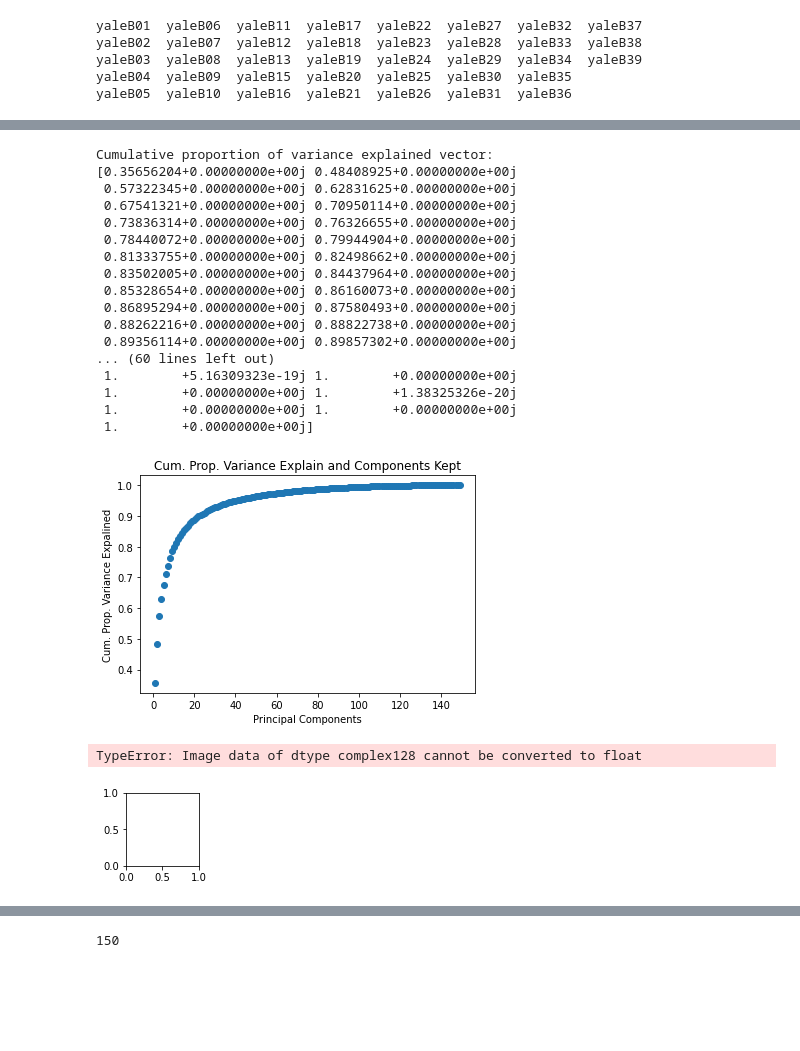
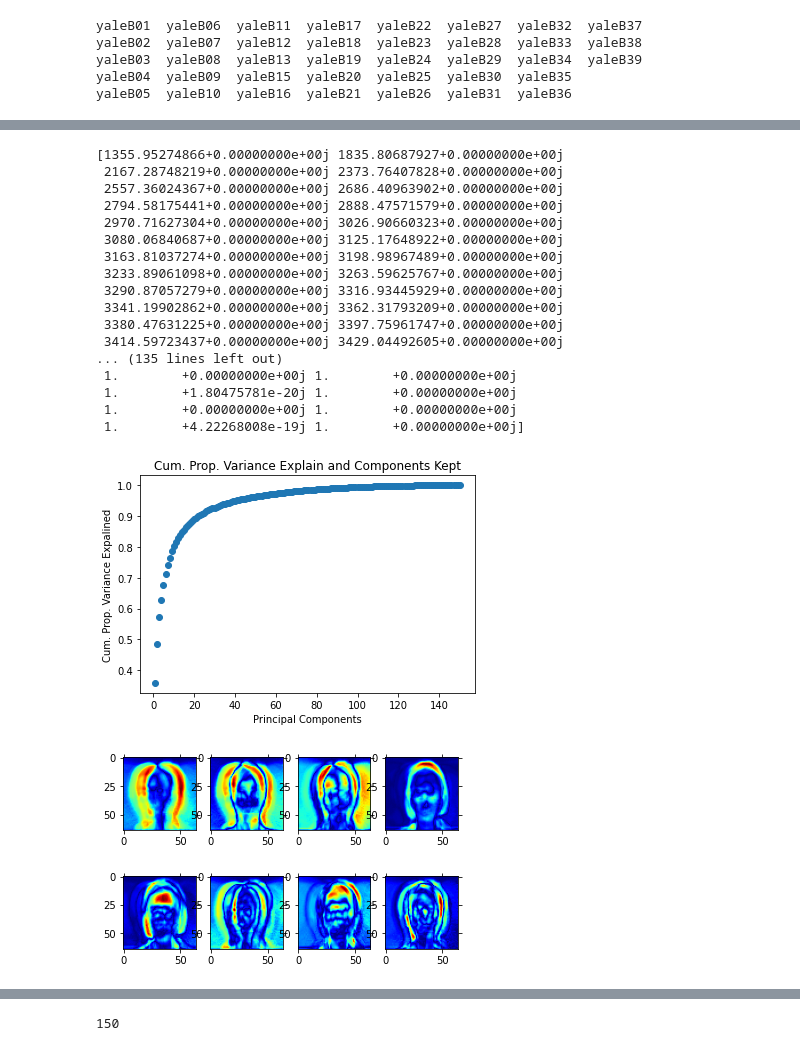
Before and after one commit to Rutvij-1/Eigen-Faces-SMAI-M21-project, a Jupyter notebook: FINALFINAL.ipynb, the cells around one changed output, grey strips where cells are left out. Drawn from its saved outputs; the diff is of its cells as text; code cells hidden in the pictures; blank space fills up the shorter version.

Commit message:
Fixed errors

```diff
--- a/FINALFINAL.ipynb
+++ b/FINALFINAL.ipynb
@@ -86,7 +68,7 @@ mean_face = np.zeros((1,64*64))
 for i in training_tensor:
     mean_face = np.add(mean_face,i)
 
-mean_face = np.divide(mean_face,float(len(training_pics_address))).flatten()
+mean_face = np.divide(mean_face,float(len(training_im))).flatten()
 
 plt.imshow(mean_face.reshape(64, 64), cmap='gray')
 plt.tick_params(labelleft='off', labelbottom='off', bottom='off',top='off',right='off',left='off', which='both')
@@ -97,13 +79,13 @@ plt.show()
 height = 64
 width = 64
 
-normalised_training_tensor = np.ndarray(shape=(len(training_pics_address), height*width))
+normalised_training_tensor = np.ndarray(shape=(len(training_im), height*width))
 
-for i in range(len(training_pics_address)):
+for i in range(len(training_im)):
     normalised_training_tensor[i] = np.subtract(training_tensor[i],mean_face)
 # %%
 plt.clf()
-for i in range(len(training_pics_address)):
+for i in range(len(training_im)):
     img = normalised_training_tensor[i].reshape(height,width)
     if i<8:
         plt.subplot(2,4,1+i)
@@ -175,10 +157,11 @@ eig_pairs = [(eigenvalues[index], eigenvectors[:,index]) for index in range(len(
 
 # Sort the eigen pairs in descending order:
 eig_pairs.sort(reverse=True)
-eigvalues_sort  = [eig_pairs[index][0] for index in range(len(eigenvalues))]
-eigvectors_sort = [eig_pairs[index][1] for index in range(len(eigenvalues))]
+eigvalues_sort  = np.array([eig_pairs[index][0] for index in range(len(eigenvalues))])
+eigvectors_sort = np.array([eig_pairs[index][1] for index in range(len(eigenvalues))])
 # %%
 var_comp_sum = np.cumsum(eigvalues_sort)/sum(eigvalues_sort)
+print(np.cumsum(eigvalues_sort))
 
 # Show cumulative proportion of varaince with respect to components
 print("Cumulative proportion of variance explained vector: \n%s" %var_comp_sum)
@@ -192,23 +175,23 @@ plt.ylabel('Cum. Prop. Variance Expalined')
 plt.scatter(num_comp, var_comp_sum)
 plt.show()
 # %% [output]
-Cumulative proportion of variance explained vector:
-[0.35656204+0.00000000e+00j 0.48408925+0.00000000e+00j
- 0.57322345+0.00000000e+00j 0.62831625+0.00000000e+00j
- 0.67541321+0.00000000e+00j 0.70950114+0.00000000e+00j
- 0.73836314+0.00000000e+00j 0.76326655+0.00000000e+00j
- 0.78440072+0.00000000e+00j 0.79944904+0.00000000e+00j
- 0.81333755+0.00000000e+00j 0.82498662+0.00000000e+00j
- 0.83502005+0.00000000e+00j 0.84437964+0.00000000e+00j
- 0.85328654+0.00000000e+00j 0.86160073+0.00000000e+00j
- 0.86895294+0.00000000e+00j 0.87580493+0.00000000e+00j
- 0.88262216+0.00000000e+00j 0.88822738+0.00000000e+00j
- 0.89356114+0.00000000e+00j 0.89857302+0.00000000e+00j
-... (60 lines left out)
- 1.        +5.16309323e-19j 1.        +0.00000000e+00j
- 1.        +0.00000000e+00j 1.        +1.38325326e-20j
+[1355.95274866+0.00000000e+00j 1835.80687927+0.00000000e+00j
+ 2167.28748219+0.00000000e+00j 2373.76407828+0.00000000e+00j
+ 2557.36024367+0.00000000e+00j 2686.40963902+0.00000000e+00j
+ 2794.58175441+0.00000000e+00j 2888.47571579+0.00000000e+00j
+ 2970.71627304+0.00000000e+00j 3026.90660323+0.00000000e+00j
+ 3080.06840687+0.00000000e+00j 3125.17648922+0.00000000e+00j
+ 3163.81037274+0.00000000e+00j 3198.98967489+0.00000000e+00j
+ 3233.89061098+0.00000000e+00j 3263.59625767+0.00000000e+00j
+ 3290.87057279+0.00000000e+00j 3316.93445929+0.00000000e+00j
+ 3341.19902862+0.00000000e+00j 3362.31793209+0.00000000e+00j
+ 3380.47631225+0.00000000e+00j 3397.75961747+0.00000000e+00j
+ 3414.59723437+0.00000000e+00j 3429.04492605+0.00000000e+00j
+... (135 lines left out)
  1.        +0.00000000e+00j 1.        +0.00000000e+00j
- 1.        +0.00000000e+00j]
+ 1.        +1.80475781e-20j 1.        +0.00000000e+00j
+ 1.        +0.00000000e+00j 1.        +0.00000000e+00j
+ 1.        +4.22268008e-19j 1.        +0.00000000e+00j]
 [figure]
 # %%
 reduced_data = np.array(eigvectors_sort[:8]).transpose()
@@ -218,14 +201,13 @@ proj_data = proj_data.transpose()
 # %%
 for i in range(proj_data.shape[0]):
     img = proj_data[i].reshape(height,width)
     if i < 8:
         plt.subplot(2,4,1+i)
-        plt.imshow(img, cmap='jet')
+        plt.imshow(np.abs(img), cmap='jet')
         plt.tick_params(labelleft='off', labelbottom='off', bottom='off',top='off',right='off',left='off', which='both')
 plt.show()
 # %% [output]
-TypeError: Image data of dtype complex128 cannot be converted to float
-[figure, old version]
+[figure, new version]
 # %%
 w = np.array([np.dot(proj_data,i) for i in normalised_training_tensor])
 # %%
```
Also changed, not shown: parts of 14 cells of this notebook.
